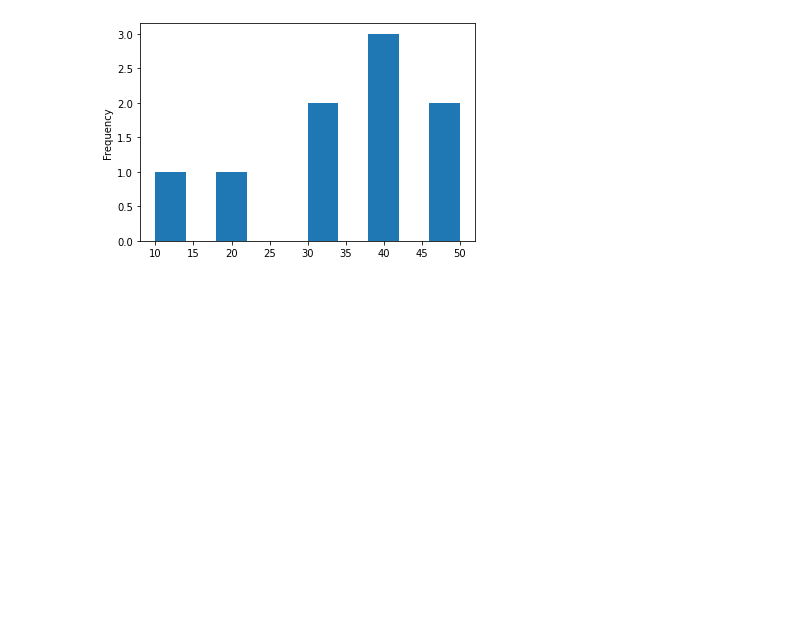
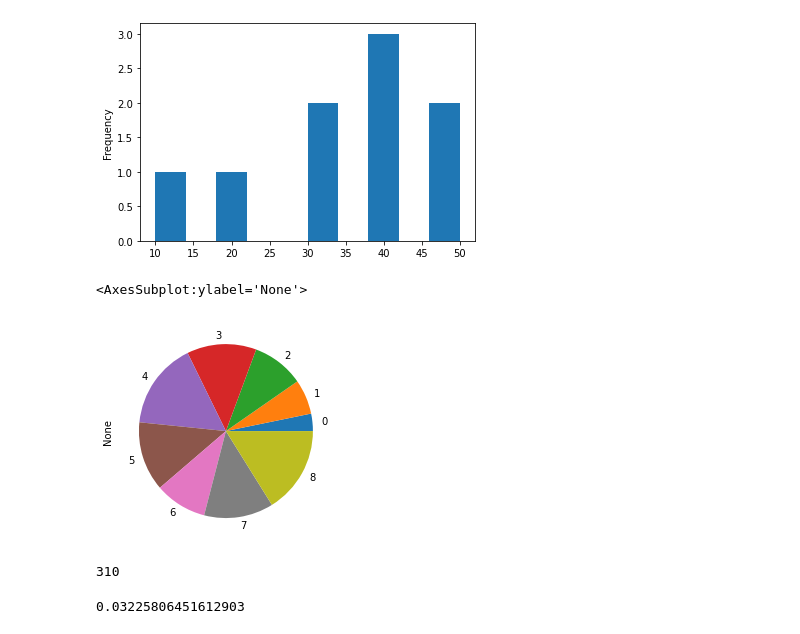
Before and after one commit to ramlaxman/cisco-2020-oct-14-plotting, a Jupyter notebook: Cisco 2020 October 14 — Pandas plotting.ipynb, the cells around one changed output. Cells and saved outputs as stored; diff of their text form; code cells hidden in the pictures; blank space fills up the shorter version.

```diff
--- a/Cisco 2020 October 14 — Pandas plotting.ipynb
+++ b/Cisco 2020 October 14 — Pandas plotting.ipynb
@@ -107,3 +107,18 @@ s.plot.hist()
 # %% [output]
 <AxesSubplot:ylabel='Frequency'>
 [figure]
+# %%
+# pie plot
+
+s.plot.pie()
+# %% [output]
+<AxesSubplot:ylabel='None'>
+[figure, added]
+# %%
+s.sum()
+# %% [output]
+310
+# %%
+10/310
+# %% [output]
+0.03225806451612903
```
